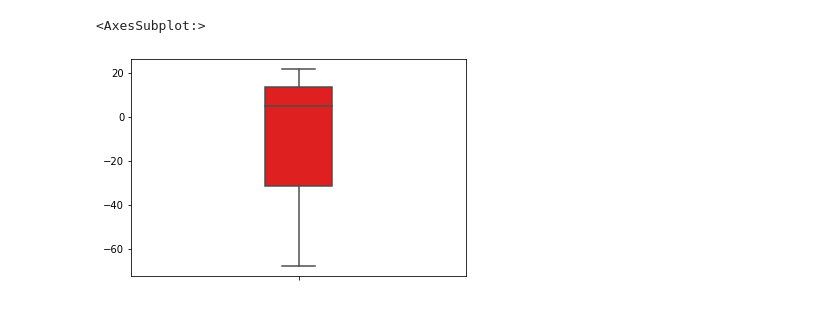
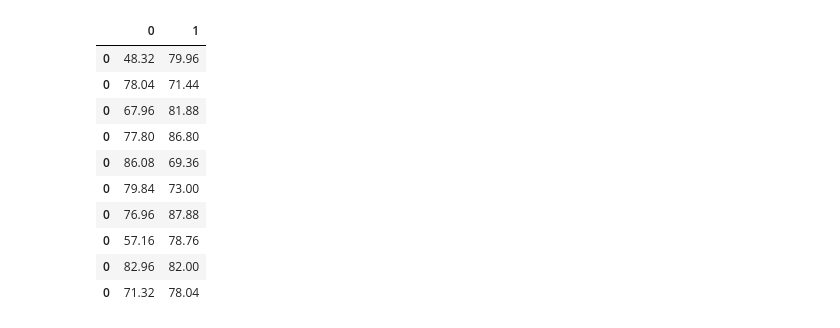
Before and after one commit to Laurens0907/task1, a Jupyter notebook: plots.ipynb, the cells around one changed output. Saved outputs shown, nothing was run; the diff lists cells and outputs as text; code cells hidden in the pictures.

```diff
--- a/plots.ipynb
+++ b/plots.ipynb
@@ -93,5 +82,30 @@ Text(0.5, 1.0, 'Boxplot of best individual enemy 2')
-# %%
-sns.boxplot(means, color="red", orient='v', width=0.2)
-# %% [output]
-<AxesSubplot:>
-[figure, removed]
+# %%
+box_dfs1 = []
+box_dfs2 = []
+AE = ['arithmetic','one_point']
+
+for i in range(num_runs):
+    for j in AE:
+        if j == 'arithmetic':
+            box_dfs1.append(pd.read_csv("individual_task1/boxplot_{}_{}_{}.txt".format(enemy_num, i, j), sep="\n", header=None))
+        elif j == 'one_point':
+            box_dfs2.append(pd.read_csv("individual_task1/boxplot_{}_{}_{}.txt".format(enemy_num, i, j), sep="\n", header=None))
+
+data1 = pd.concat(box_dfs1, axis = 1)
+data2 = pd.concat(box_dfs2, axis = 1)
+# %%
+means1 = data1.mean()
+means2 = data2.mean()
+means = pd.concat([means1, means2], axis=1)
+# %% [output]
+|  | 0 | 1 |
+| 0 | 48.32 | 79.96 |
+| 0 | 78.04 | 71.44 |
+| 0 | 67.96 | 81.88 |
+| 0 | 77.80 | 86.80 |
+| 0 | 86.08 | 69.36 |
+| 0 | 79.84 | 73.00 |
+| 0 | 76.96 | 87.88 |
+| 0 | 57.16 | 78.76 |
+| 0 | 82.96 | 82.00 |
+| 0 | 71.32 | 78.04 |
```
Also changed, not shown: parts of 15 cells of this notebook.
